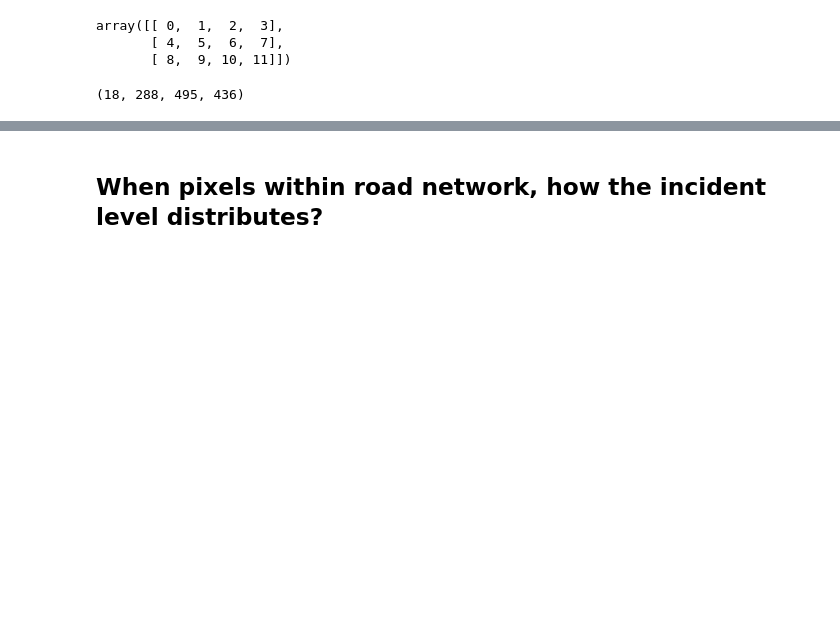
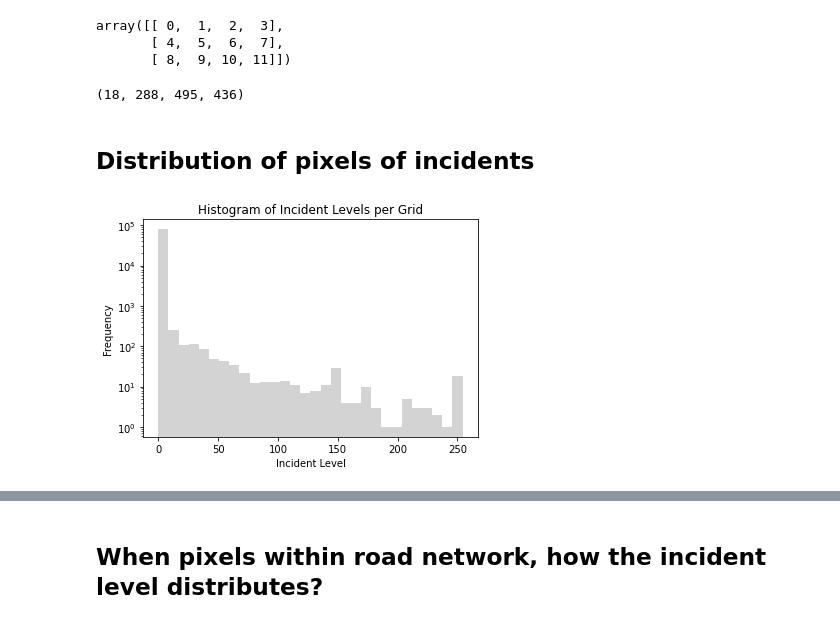
Before and after one commit to jingyan-li/TrafficForecastUnetInterpret-Python, a Jupyter notebook: eda/IncidentLevel.ipynb, the cells around one changed output, grey strips where cells are left out. Saved outputs shown, nothing was run; the diff lists cells and outputs as text; code cells hidden in the pictures; blank space fills up the shorter version.

```diff
--- a/eda/IncidentLevel.ipynb
+++ b/eda/IncidentLevel.ipynb
@@ -49,13 +49,23 @@ plt.show()
 # %% [markdown]
 ## Read Incident Levels
 # %%
+# Speed/Volume/incident
+volume_arr = np.zeros((18, 288, 495, 436))
+speed_arr = np.zeros((18, 288, 495, 436))
 incident_arr = np.zeros((18, 288, 495, 436))
-# Iterate through all days and see days with highest incident level
+
+volume_idx = np.arange(0,8,2)
+speed_idx = np.arange(1,8,2)
+# Iterate through all days and get the speed/volume per pixel
 for i, file in enumerate(glob.glob(os.path.join(DATA_DIR,"*.h5"))):
     d = dataload_utils.load_h5_file(file)
-    incident = d[:, :, :, -1]
-    del d
-    incident_arr[i] = incident
+    v = np.mean(d[:, :, :, volume_idx], axis=-1)
+    s = np.mean(d[:, :, :, speed_idx], axis=-1)
+    ic = d[:, :, :, -1]
+    volume_arr[i] = v
+    speed_arr[i] = s
+    incident_arr[i] = ic
+    del d,v,s,ic
     print(file.split("\\")[-1])
 #     if i==0:
 #         break
@@ -136,3 +146,8 @@ array([[ 0,  1,  2,  3],
 incident_arr.shape
 # %% [output]
 (18, 288, 495, 436)
+# %% [markdown]
+## Distribution of pixels of incidents
+# %%
+incident_overall_arr = np.sum(incident_arr, axis=(0,1))/(18*288)
+incident_overall_road = incident_overall_arr[road]
@@ -138,0 +157,10 @@ incident_arr.shape
+# %%
+plt.hist(incident_overall_road, bins=30, color="lightgrey")
+plt.yscale("log")
+plt.title("Histogram of Incident Levels per Grid")
+plt.ylabel("Frequency")
+plt.xlabel("Incident Level")
+plt.savefig(os.path.join(FIG_DIR,"incident_hist.pdf"), bbox_inches="tight")
+plt.show()
+# %% [output]
+[figure, added]
```
Also changed, not shown: parts of 24 cells of this notebook, 37 other files.
